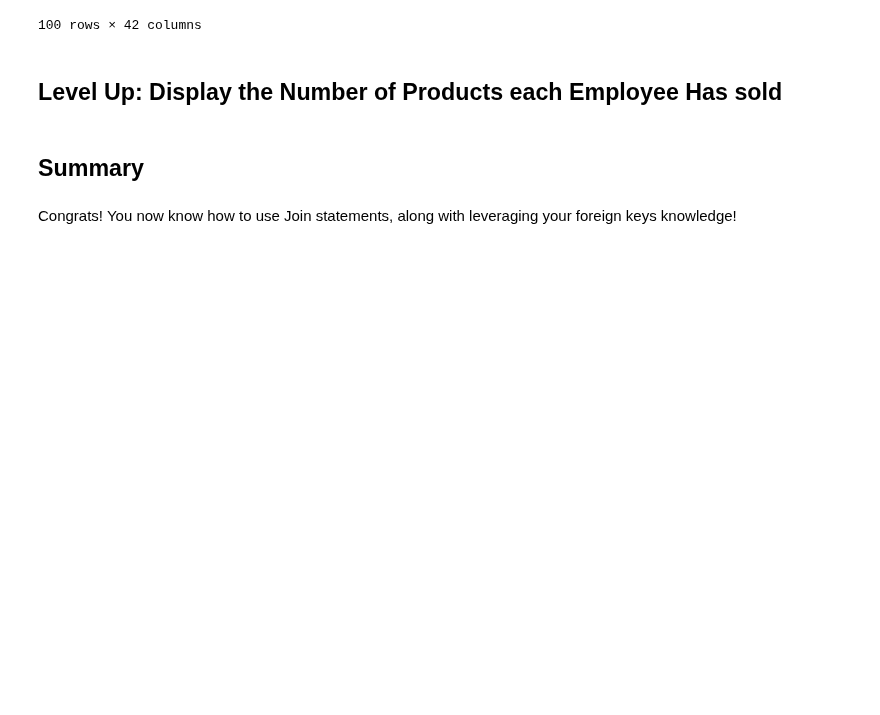
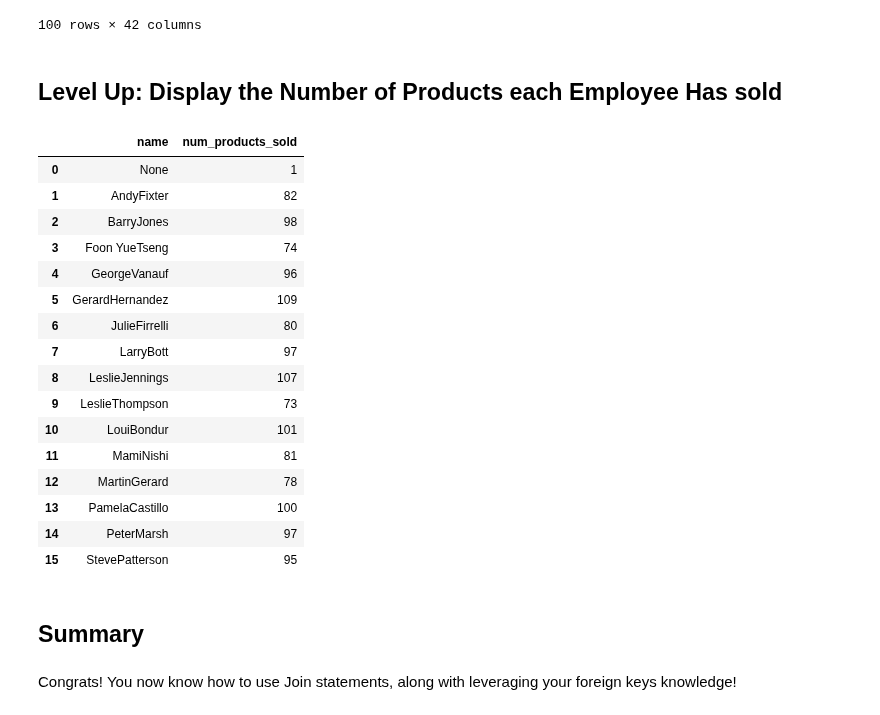
Before and after one commit to softserveslayer/dsc-0-05-10-join-statements-lab-nyc-career-ds-102218, a Jupyter notebook: index.ipynb, the cells around one changed output. Saved outputs shown, nothing was run; the diff lists cells and outputs as text; code cells hidden in the pictures; blank space fills up the shorter version.

```diff
--- a/index.ipynb
+++ b/index.ipynb
@@ -136,16 +136,35 @@ df.head(100)
 # %%
 cur.execute("""
 SELECT firstname || lastname AS name, count(distinct(products.productcode)) AS num_products_sold
 FROM products
 LEFT JOIN orderdetails on products.productcode = orderdetails.productcode
 LEFT JOIN orders on orderdetails.ordernumber = orders.ordernumber
 LEFT JOIN customers on orders.customernumber = customers.customernumber
 LEFT JOIN employees on customers.salesrepemployeenumber = employees.employeenumber
-GROUP BY name ;
+GROUP BY name
+ORDER BY num_pro;
                        """)
 df = pd.DataFrame(cur.fetchall()) #Take results and create dataframe
 df.columns = [i[0] for i in cur.description]
 df.head(100)
+# %% [output]
+|  | name | num_products_sold |
+| 0 | None | 1 |
+| 1 | AndyFixter | 82 |
+| 2 | BarryJones | 98 |
+| 3 | Foon YueTseng | 74 |
+| 4 | GeorgeVanauf | 96 |
+| 5 | GerardHernandez | 109 |
+| 6 | JulieFirrelli | 80 |
+| 7 | LarryBott | 97 |
+| 8 | LeslieJennings | 107 |
+| 9 | LeslieThompson | 73 |
+| 10 | LouiBondur | 101 |
+| 11 | MamiNishi | 81 |
+| 12 | MartinGerard | 78 |
+| 13 | PamelaCastillo | 100 |
+| 14 | PeterMarsh | 97 |
+| 15 | StevePatterson | 95 |
 # %% [markdown]
 ## Summary
 # %% [markdown]
```
